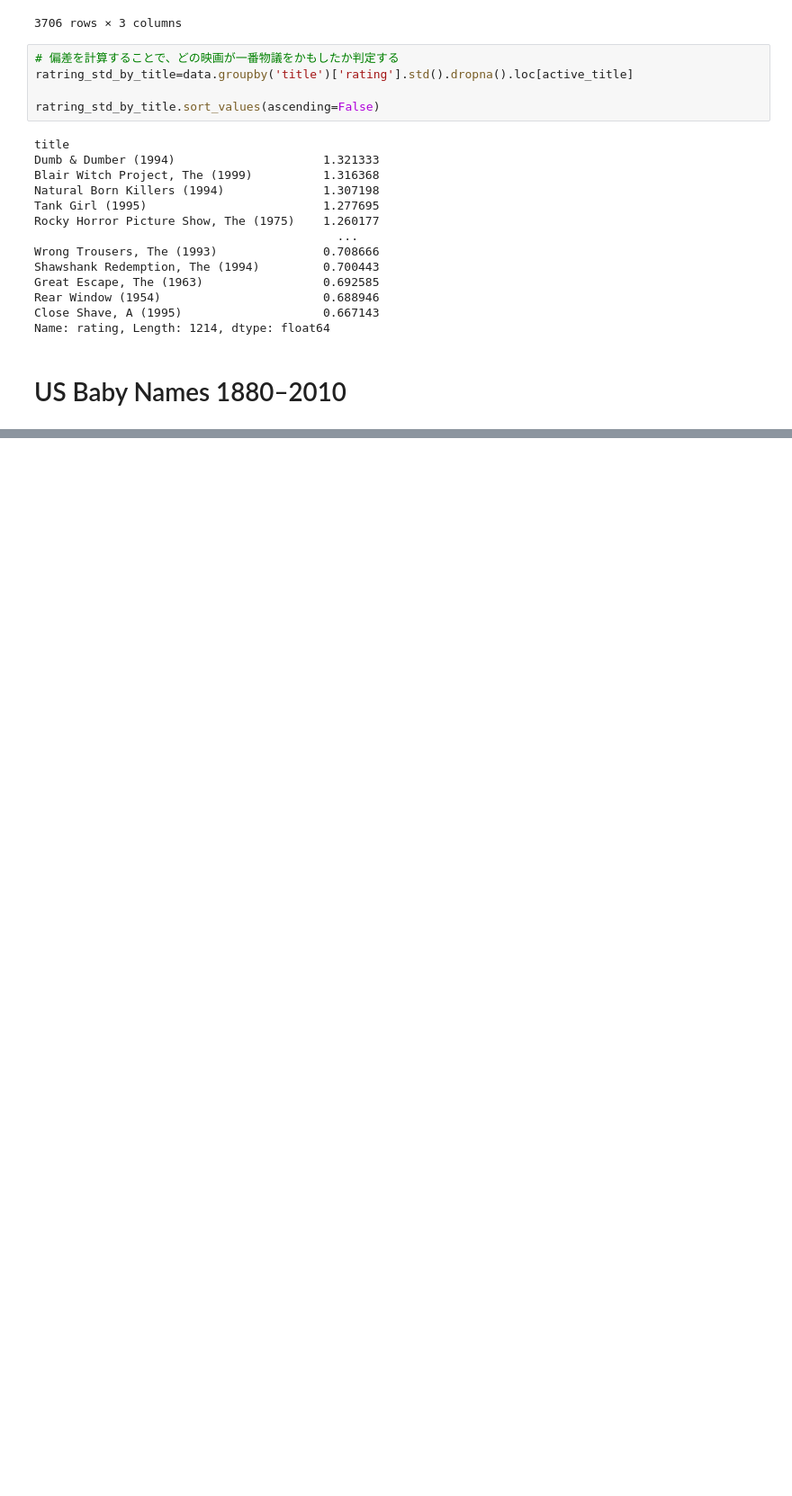
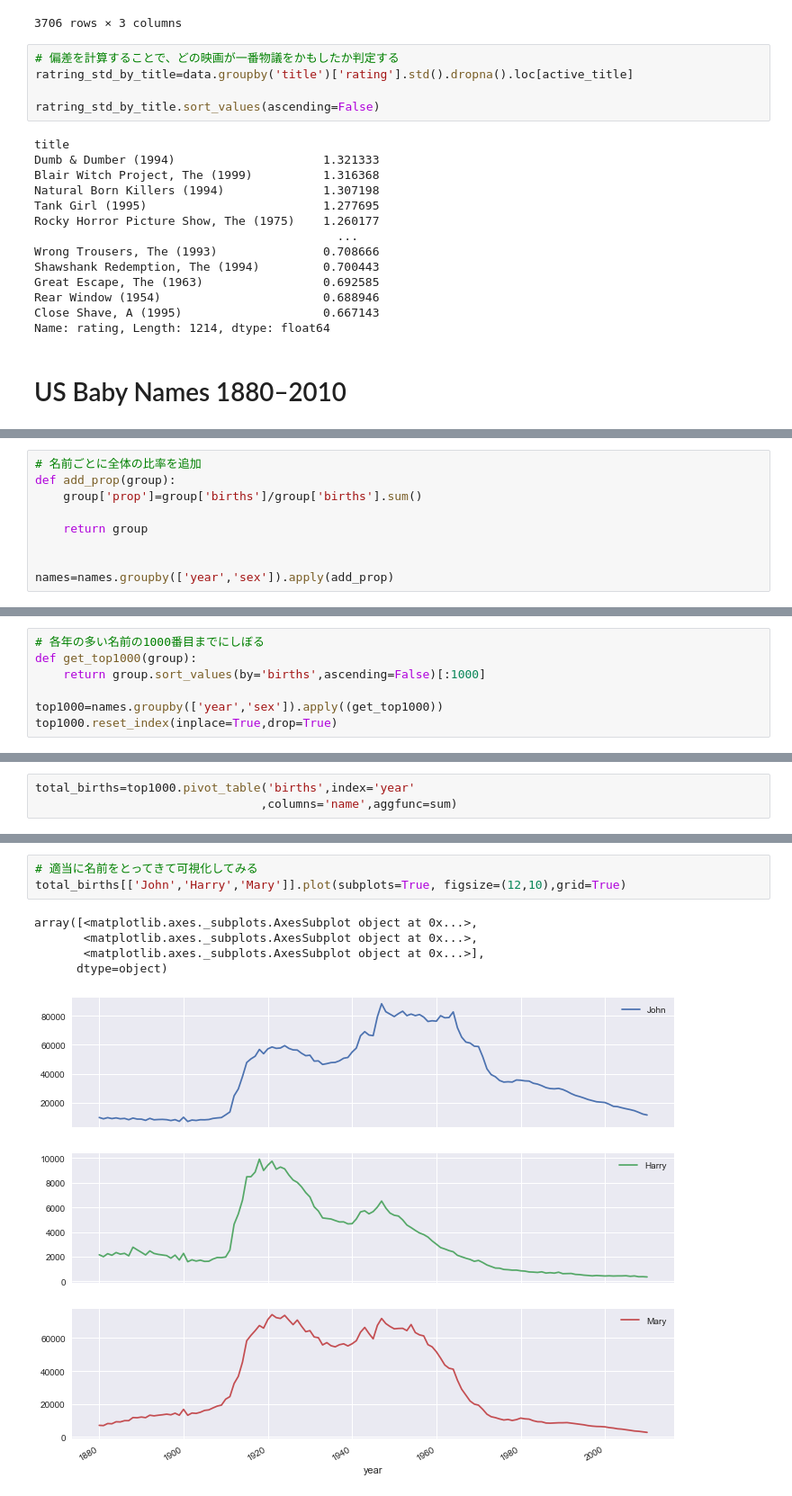
Before and after one commit to hiroaki8388/datascienceEdu, a Jupyter notebook: Chapter 14. Data Analysis Examples.ipynb, the cells around one changed output, grey strips where cells are left out. Shown: that part at 90% size. Drawn from its saved outputs; the diff is of its cells as text; blank space fills up the shorter version.

```diff
--- a/Chapter 14. Data Analysis Examples.ipynb
+++ b/Chapter 14. Data Analysis Examples.ipynb
@@ -429,0 +496,9 @@ Name: rating, Length: 1214, dtype: float64
+# %%
+# 名前ごとに全体の比率を追加
+def add_prop(group):
+    group['prop']=group['births']/group['births'].sum()
+
+    return group
+
+
+names=names.groupby(['year','sex']).apply(add_prop)
@@ -429,0 +531,7 @@ Name: rating, Length: 1214, dtype: float64
+# %%
+# 各年の多い名前の1000番目までにしぼる
+def get_top1000(group):
+    return group.sort_values(by='births',ascending=False)[:1000]
+
+top1000=names.groupby(['year','sex']).apply((get_top1000))
+top1000.reset_index(inplace=True,drop=True)
@@ -429,0 +547,3 @@ Name: rating, Length: 1214, dtype: float64
+# %%
+total_births=top1000.pivot_table('births',index='year'
+                                ,columns='name',aggfunc=sum)
@@ -429,0 +561,9 @@ Name: rating, Length: 1214, dtype: float64
+# %%
+# 適当に名前をとってきて可視化してみる
+total_births[['John','Harry','Mary']].plot(subplots=True, figsize=(12,10),grid=True)
+# %% [output]
+array([<matplotlib.axes._subplots.AxesSubplot object at 0x...>,
+       <matplotlib.axes._subplots.AxesSubplot object at 0x...>,
+       <matplotlib.axes._subplots.AxesSubplot object at 0x...>],
+      dtype=object)
+[figure, added]
```
Also changed, not shown: parts of 34 cells of this notebook.
